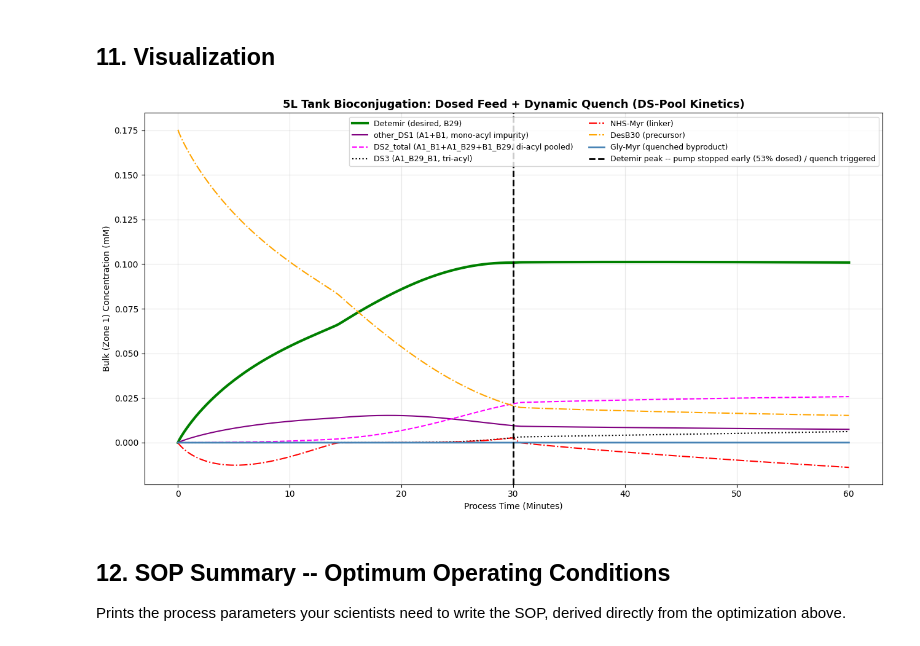
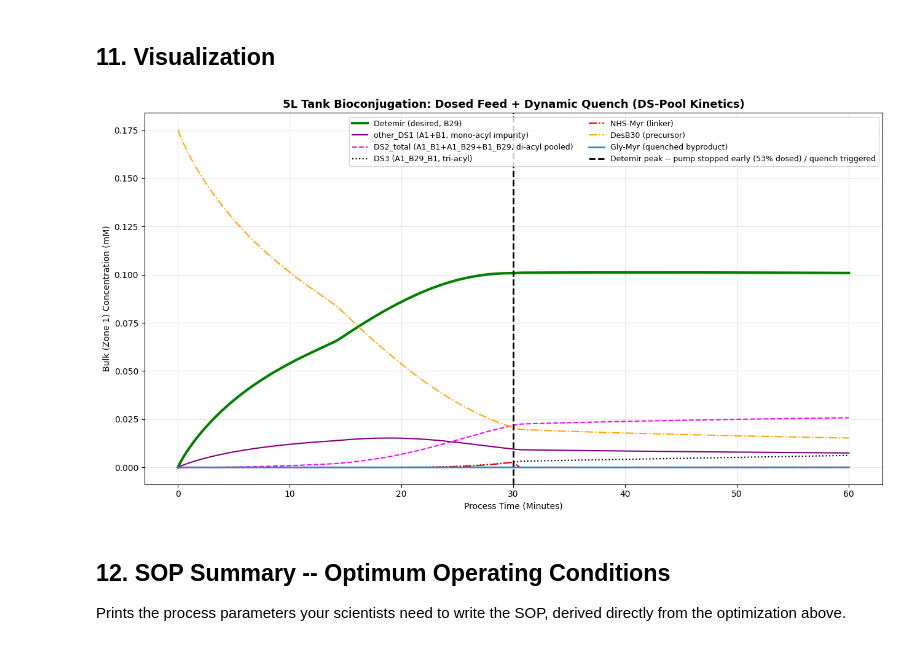
Before and after one commit to rdswan2016/myr_simulation, a Jupyter notebook: myr_mechanistic_model_5L_optimized_FIXED.ipynb, the cells around one changed output. Saved outputs shown, nothing was run; the diff lists cells and outputs as text; code cells hidden in the pictures.

Commit message:
corrected the visuals in the last cell so that NHS-myr concentration don't go minus

```diff
--- a/myr_mechanistic_model_5L_optimized_FIXED.ipynb
+++ b/myr_mechanistic_model_5L_optimized_FIXED.ipynb
@@ -414,35 +414,39 @@ def bulk_conc_stage2(name):
     out = np.zeros(pk+1)
     for i, t in enumerate(t_grid2[:pk+1]):
         V_added = min(t, T_feed_s) / T_feed_s * V_nhs_add_L
         V1c, _, _, _, _ = calc_compartments(V_start2 + V_added)
         out[i] = y_grid2[IDX[name], 0, i] / V1c
     return out
 
 def bulk_conc_stage3(name):
     return sol3.y.reshape(N_SPECIES, N_COMPARTMENTS, -1)[IDX[name], 0, :] / V1f
 
 def bulk_conc_full(name):
     return np.concatenate([bulk_conc_stage2(name), bulk_conc_stage3(name)])
 
 plt.figure(figsize=(13, 7))
 plt.plot(t_all_min, bulk_conc_full('detemir'), label='Detemir (desired, B29)', color='green', linewidth=3)
 plt.plot(t_all_min, bulk_conc_full('other_DS1'), label='other_DS1 (A1+B1, mono-acyl impurity)', color='purple')
 plt.plot(t_all_min, bulk_conc_full('DS2_total'), label='DS2_total (A1_B1+A1_B29+B1_B29, di-acyl pooled)', color='magenta', linestyle='--')
 plt.plot(t_all_min, bulk_conc_full('DS3'), label='DS3 (A1_B29_B1, tri-acyl)', color='black', linestyle=':')
-plt.plot(t_all_min, bulk_conc_full('nhs_myr'), label='NHS-Myr (linker)', color='red', linestyle='-.')
+# NHS-Myr dips a few uM below zero at the raw solver nodes (verified, not a dense-output artifact) --
+# the near-zero-order fit (n=0.12) makes d(nhs_myr)/dt <= 0 everywhere, so a stiff-solver overshoot near
+# c=0 has no restoring force and drifts slightly negative. Clamped for display only; all mass-balance,
+# yield, and purity figures elsewhere are computed from the raw state and are unaffected.
+plt.plot(t_all_min, np.clip(bulk_conc_full('nhs_myr'), 0.0, None), label='NHS-Myr (linker)', color='red', linestyle='-.')
 plt.plot(t_all_min, bulk_conc_full('desb30'), label='DesB30 (precursor)', color='orange', linestyle='-.')
 plt.plot(t_all_min, bulk_conc_full('gly_myr'), label='Gly-Myr (quenched byproduct)', color='steelblue', linewidth=2)
 plt.axvline(x=t_peak_min, color='black', linestyle='--', linewidth=2,
             label=f'Detemir peak -- pump stopped early ({pct_delivered:.0f}% dosed) / quench triggered')
 plt.title('5L Tank Bioconjugation: Dosed Feed + Dynamic Quench (DS-Pool Kinetics)', fontsize=13, fontweight='bold')
 plt.xlabel('Process Time (Minutes)')
 plt.ylabel('Bulk (Zone 1) Concentration (mM)')
 plt.legend(fontsize=9, ncol=2)
 plt.grid(True, alpha=0.3)
 plt.tight_layout()
 plt.show()
 # %% [output]
-[figure, old version]
+[figure, new version]
 # %% [markdown]
 ## 12. SOP Summary -- Optimum Operating Conditions
 Prints the process parameters your scientists need to write the SOP, derived directly from the optimization above.
```
Also changed, not shown: parts of 1 cell of this notebook.
